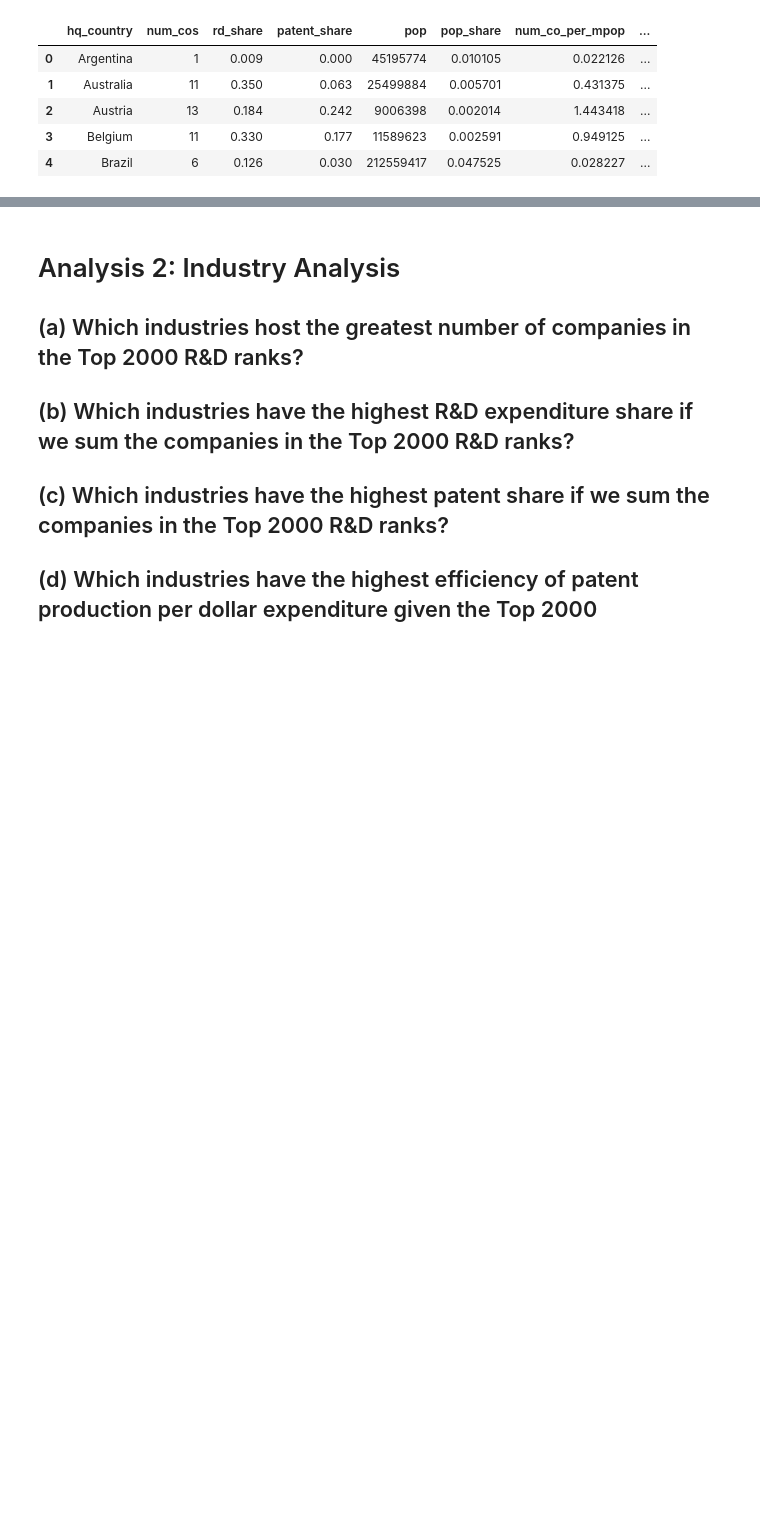
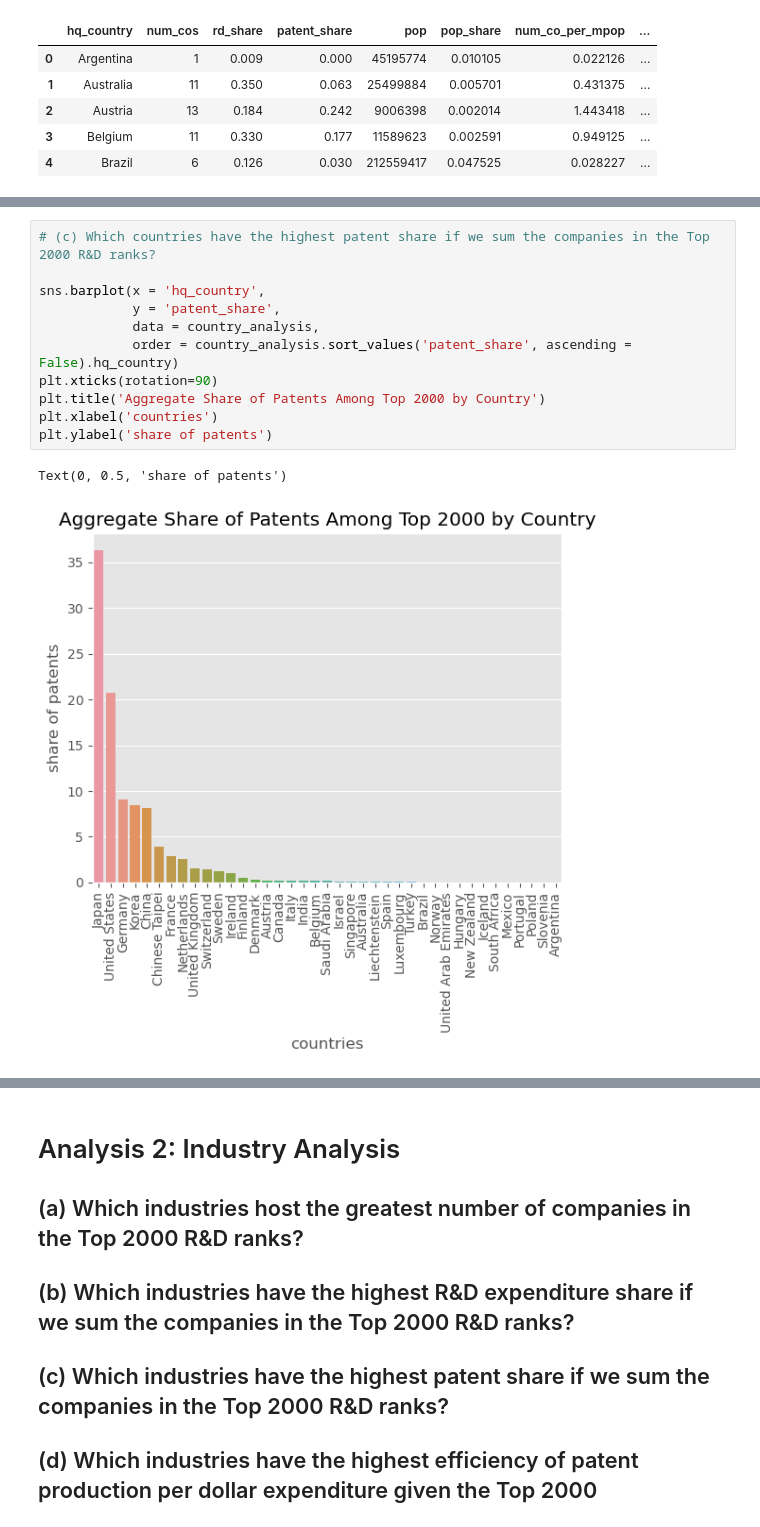
Before and after one commit to bassoonelephant/ip-productivity, a Jupyter notebook: ip_workbench.ipynb, the cells around one changed output, grey strips where cells are left out. Drawn from its saved outputs; the diff is of its cells as text; blank space fills up the shorter version.

```diff
--- a/ip_workbench.ipynb
+++ b/ip_workbench.ipynb
@@ -101,0 +142,14 @@ country_analysis
+# %%
+# (c) Which countries have the highest patent share if we sum the companies in the Top 2000 R&D ranks?
+
+sns.barplot(x = 'hq_country',
+            y = 'patent_share',
+            data = country_analysis,
+            order = country_analysis.sort_values('patent_share', ascending = False).hq_country)
+plt.xticks(rotation=90)
+plt.title('Aggregate Share of Patents Among Top 2000 by Country')
+plt.xlabel('countries')
+plt.ylabel('share of patents')
+# %% [output]
+Text(0, 0.5, 'share of patents')
+[figure, added]
```
Also changed, not shown: parts of 9 cells of this notebook.
